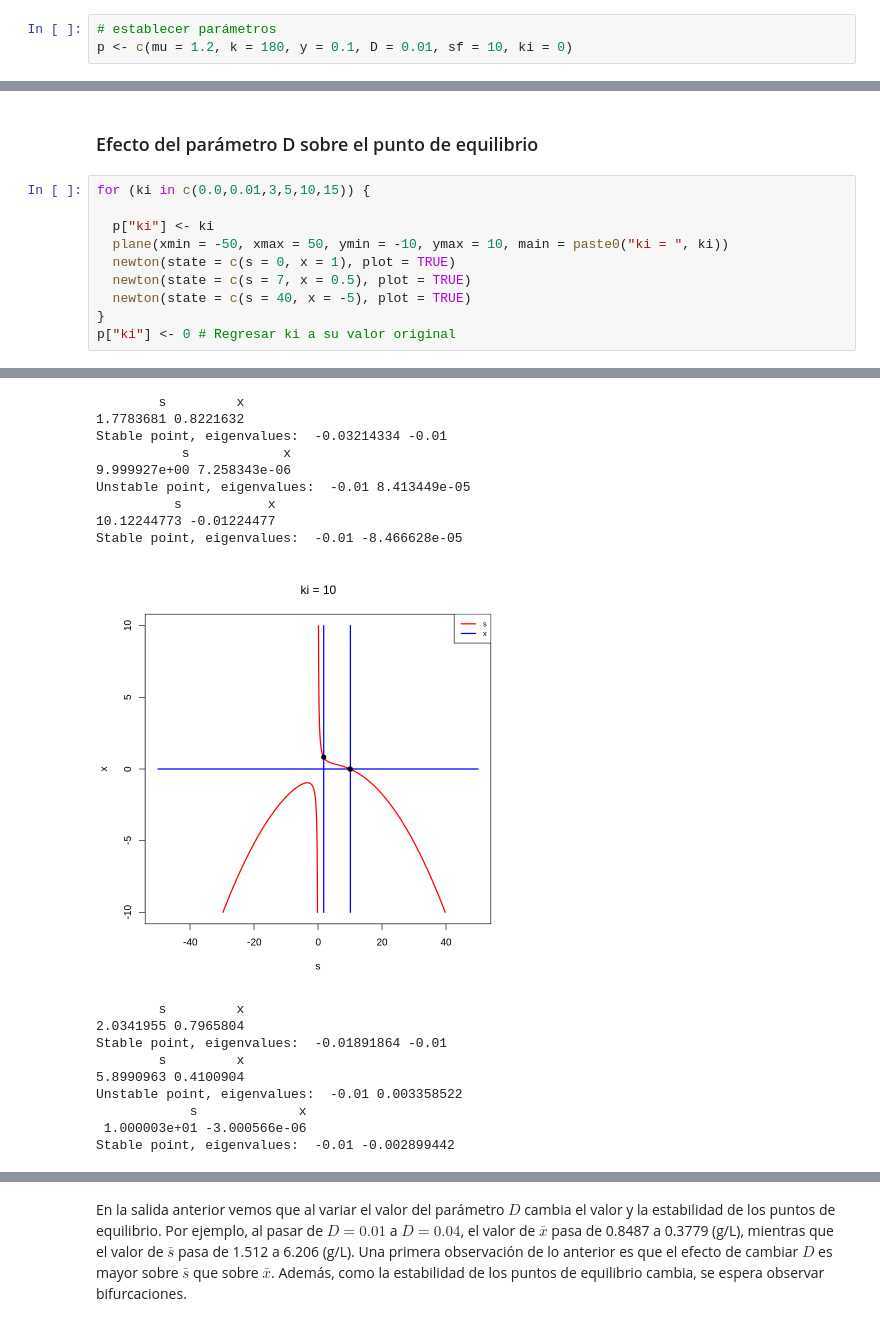
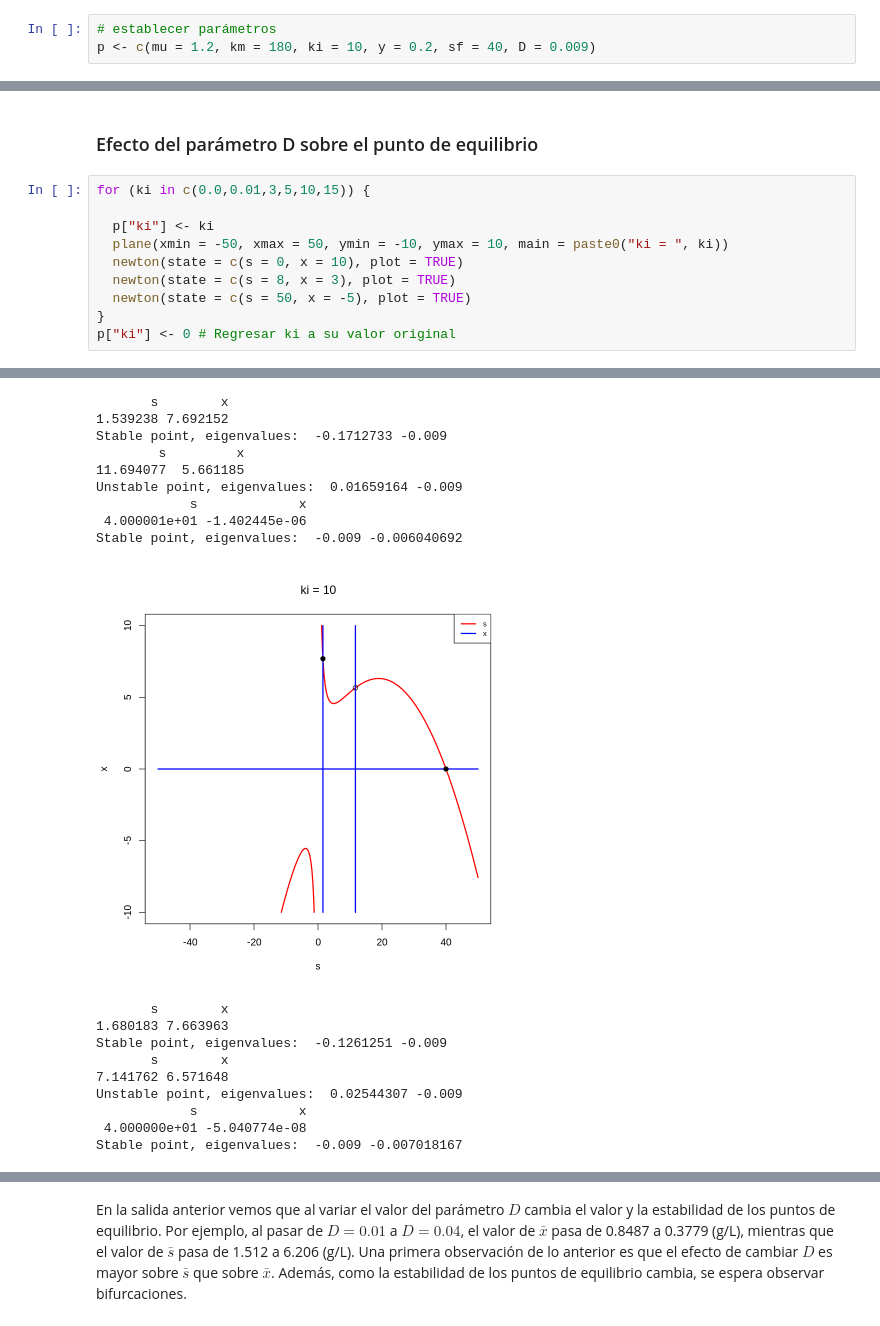
Before and after one commit to JuanM-GG/sistemas-dinamicos-R, a Jupyter notebook: modelo_inhibicion.ipynb, the cells around one changed output, grey strips where cells are left out. Saved outputs shown, nothing was run; the diff lists cells and outputs as text.

```diff
--- a/modelo_inhibicion.ipynb
+++ b/modelo_inhibicion.ipynb
@@ -284,7 +284,7 @@ model <- function(times, state, parms) {
 }
 # %%
 # establecer parámetros
-p <- c(mu = 1.2, k = 180, y = 0.1, D = 0.01, sf = 10, ki = 0)
+p <- c(mu = 1.2, km = 180, ki = 10, y = 0.2, sf = 40, D = 0.009)
 # %%
 # condiciones iniciales
 s <- c(s = 10, x = 0.1)
@@ -348,9 +361,9 @@ for (ki in c(0.0,0.01,3,5,10,15)) {
 
   p["ki"] <- ki
   plane(xmin = -50, xmax = 50, ymin = -10, ymax = 10, main = paste0("ki = ", ki))
-  newton(state = c(s = 0, x = 1), plot = TRUE)
-  newton(state = c(s = 7, x = 0.5), plot = TRUE)
-  newton(state = c(s = 40, x = -5), plot = TRUE)
+  newton(state = c(s = 0, x = 10), plot = TRUE)
+  newton(state = c(s = 8, x = 3), plot = TRUE)
+  newton(state = c(s = 50, x = -5), plot = TRUE)
 }
 p["ki"] <- 0 # Regresar ki a su valor original
 # %% [output]
@@ -397,19 +410,19 @@ Stable point, eigenvalues:  -0.01 -0.004702247
+       s        x
+1.539238 7.692152
+Stable point, eigenvalues:  -0.1712733 -0.009
         s         x
-1.7783681 0.8221632
-Stable point, eigenvalues:  -0.03214334 -0.01
-           s            x
-9.999927e+00 7.258343e-06
-Unstable point, eigenvalues:  -0.01 8.413449e-05
-          s           x
-10.12244773 -0.01224477
-Stable point, eigenvalues:  -0.01 -8.466628e-05
+11.694077  5.661185
+Unstable point, eigenvalues:  0.01659164 -0.009
+            s             x
+ 4.000001e+01 -1.402445e-06
+Stable point, eigenvalues:  -0.009 -0.006040692
-[figure, old version]
+[figure, new version]
-        s         x
-2.0341955 0.7965804
-Stable point, eigenvalues:  -0.01891864 -0.01
-        s         x
-5.8990963 0.4100904
-Unstable point, eigenvalues:  -0.01 0.003358522
+       s        x
+1.680183 7.663963
+Stable point, eigenvalues:  -0.1261251 -0.009
+       s        x
+7.141762 6.571648
+Unstable point, eigenvalues:  0.02544307 -0.009
             s             x
- 1.000003e+01 -3.000566e-06
-Stable point, eigenvalues:  -0.01 -0.002899442
+ 4.000000e+01 -5.040774e-08
+Stable point, eigenvalues:  -0.009 -0.007018167
```
Also changed, not shown: parts of 21 cells of this notebook.
